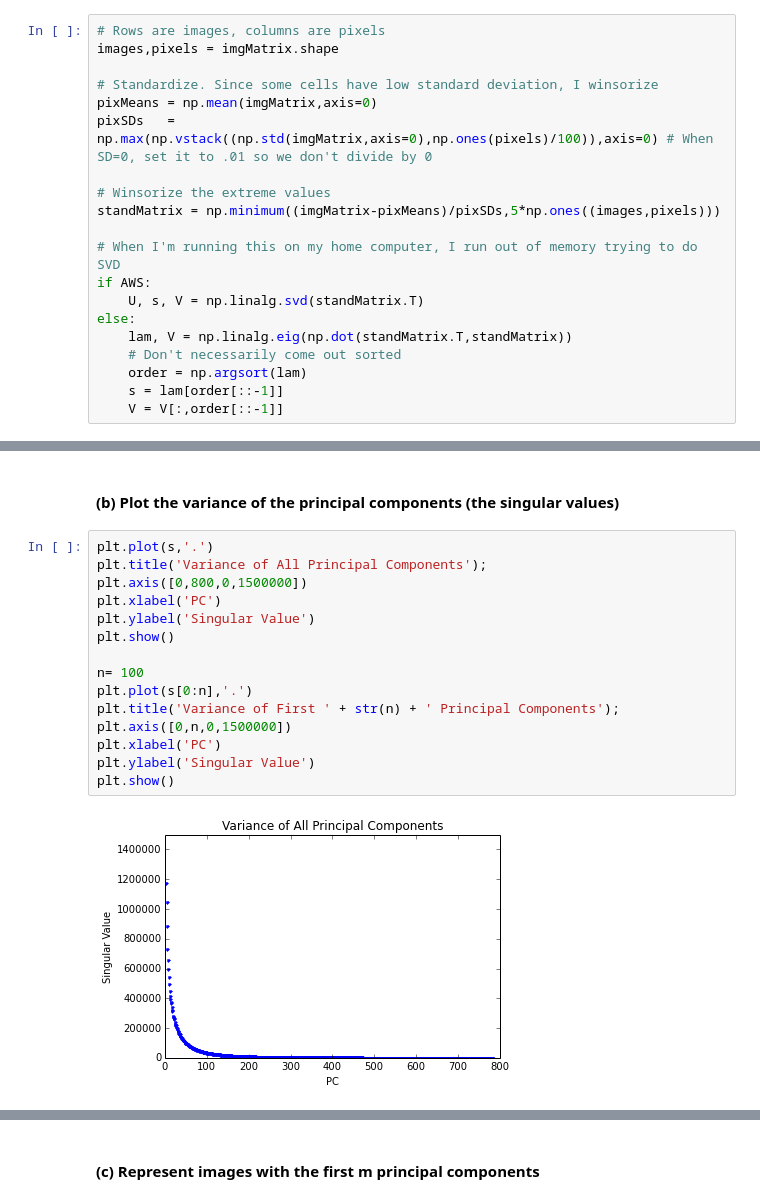
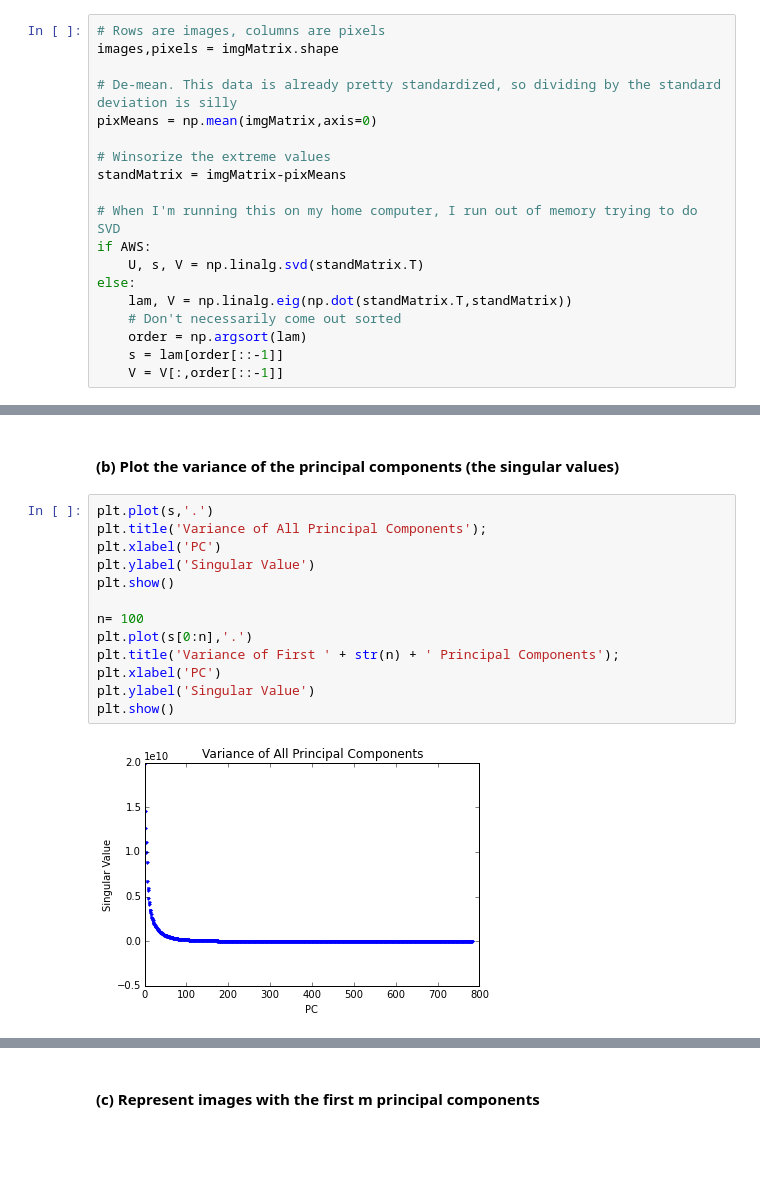
Before and after one commit to ajmaurer/Chicago-Course-Work, a Jupyter notebook: stat376/assn2_digits_pca.ipynb, the cells around one changed output, grey strips where cells are left out. Saved outputs shown, nothing was run; the diff lists cells and outputs as text; blank space fills up the shorter version.

Commit message:
No longer standardize, because it was always silly

```diff
--- a/stat376/assn2_digits_pca.ipynb
+++ b/stat376/assn2_digits_pca.ipynb
@@ -47,12 +47,11 @@ Often one would want to use robust estimates of mean and variance to standardize
 # Rows are images, columns are pixels
 images,pixels = imgMatrix.shape
 
-# Standardize. Since some cells have low standard deviation, I winsorize
+# De-mean. This data is already pretty standardized, so dividing by the standard deviation is silly
 pixMeans = np.mean(imgMatrix,axis=0)
-pixSDs   = np.max(np.vstack((np.std(imgMatrix,axis=0),np.ones(pixels)/100)),axis=0) # When SD=0, set it to .01 so we don't divide by 0
 
 # Winsorize the extreme values
-standMatrix = np.minimum((imgMatrix-pixMeans)/pixSDs,5*np.ones((images,pixels)))
+standMatrix = imgMatrix-pixMeans
 
 # When I'm running this on my home computer, I run out of memory trying to do SVD
 if AWS:
@@ -81,17 +80,15 @@ for i in range(0,10):
 # %%
 plt.plot(s,'.')
 plt.title('Variance of All Principal Components');
-plt.axis([0,800,0,1500000])
 plt.xlabel('PC')
 plt.ylabel('Singular Value')
 plt.show()
 
 n= 100
 plt.plot(s[0:n],'.')
 plt.title('Variance of First ' + str(n) + ' Principal Components');
-plt.axis([0,n,0,1500000])
 plt.xlabel('PC')
 plt.ylabel('Singular Value')
 plt.show()
 # %% [output]
-[figure, old version]
+[figure, new version]
```
Also changed, not shown: parts of 10 cells of this notebook.
